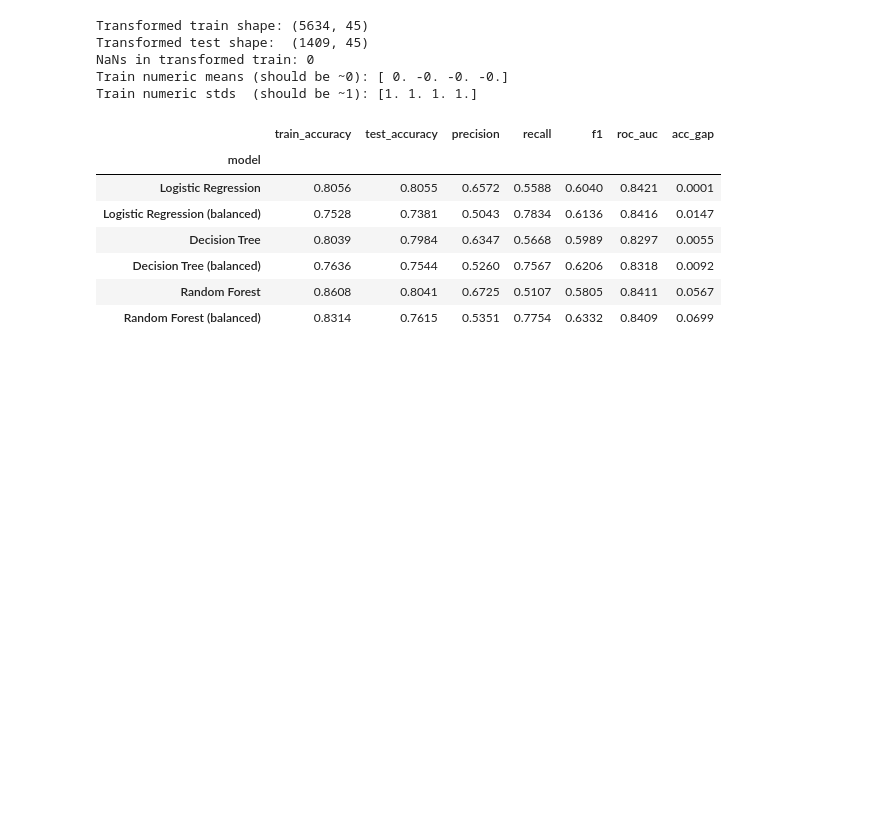
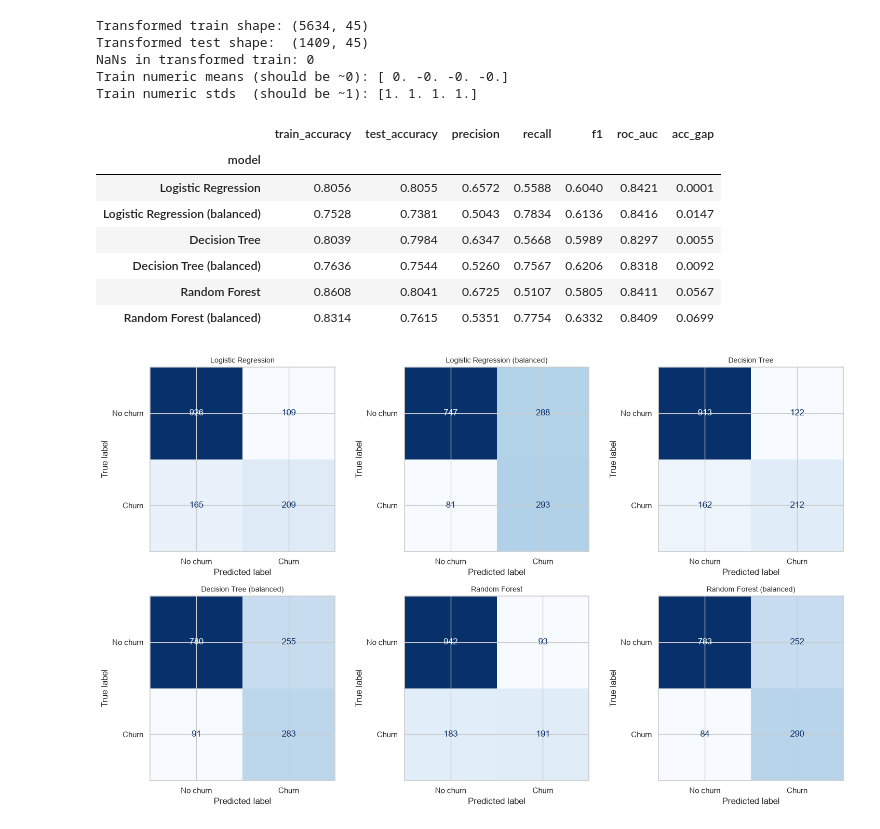
Before and after one commit to pavannangadi/Customer-Churn-Prediction-Telco-, a Jupyter notebook: notebooks/customer_churn_analysis.ipynb, the cells around one changed output. Cells and saved outputs as stored; diff of their text form; code cells hidden in the pictures; blank space fills up the shorter version.

Commit message:
Add confusion matrices, reports and cost analysis

```diff
--- a/notebooks/customer_churn_analysis.ipynb
+++ b/notebooks/customer_churn_analysis.ipynb
@@ -347,3 +347,8 @@ display(results_df)
 | Decision Tree (balanced) | 0.7636 | 0.7544 | 0.5260 | 0.7567 | 0.6206 | 0.8318 | 0.0092 |
 | Random Forest | 0.8608 | 0.8041 | 0.6725 | 0.5107 | 0.5805 | 0.8411 | 0.0567 |
 | Random Forest (balanced) | 0.8314 | 0.7615 | 0.5351 | 0.7754 | 0.6332 | 0.8409 | 0.0699 |
+# %%
+importlib.reload(eval_mod)
+eval_mod.plot_confusion_matrices(models, X_test, y_test, list(models.keys()))
+# %% [output]
+[figure, added]
```
Also changed, not shown: parts of 2 cells of this notebook, 1 other file.
